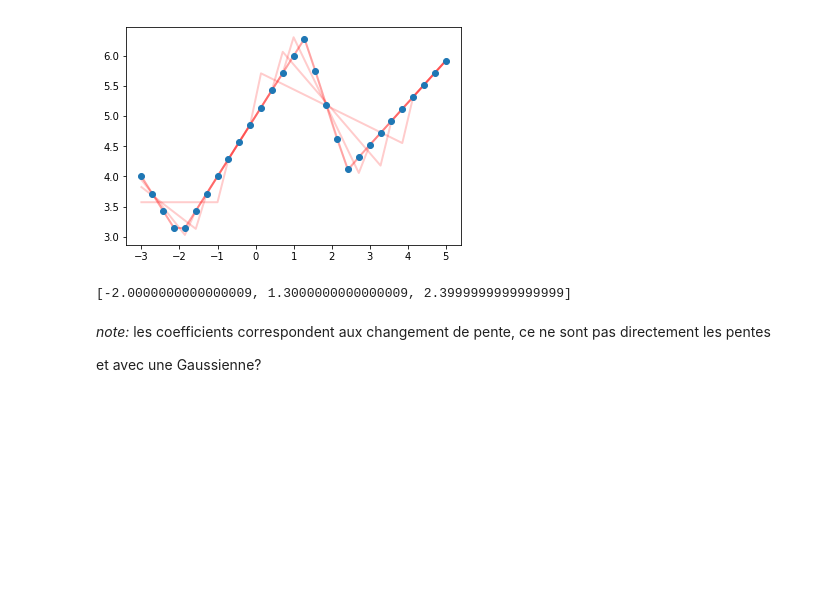
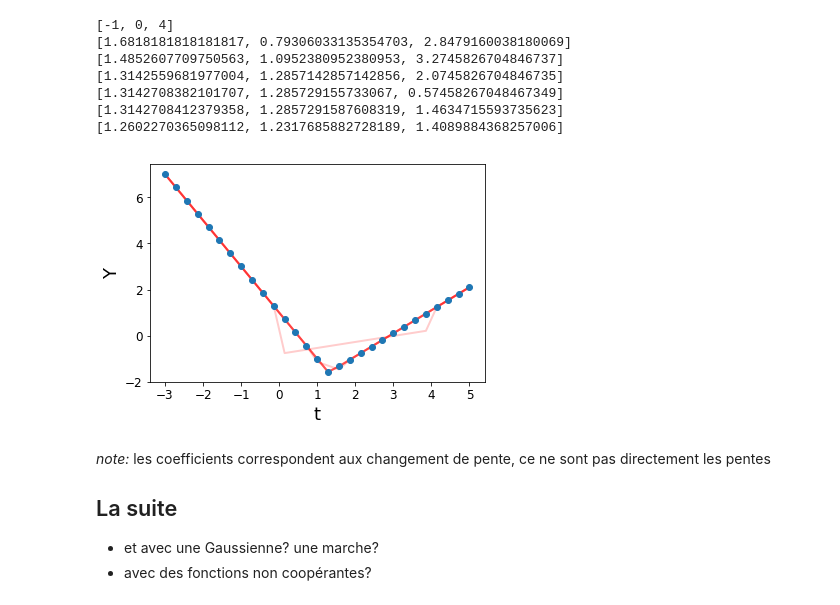
Before and after one commit to xdze2/xdze2.github.io-src, a Jupyter notebook: content/statistiques/segmentedLinearReg.ipynb, the cells around one changed output. Drawn from its saved outputs; the diff is of its cells as text; code cells hidden in the pictures; blank space fills up the shorter version.

```diff
--- a/content/statistiques/segmentedLinearReg.ipynb
+++ b/content/statistiques/segmentedLinearReg.ipynb
@@ -83,15 +102,21 @@ from numpy.linalg import lstsq
 t0 = -1
 X = t
 ones = np.ones_like(X)
-for k in range( 5 ):
+for k in range( 6 ):
+    print(t0)
+
     R, S = ramp( X - t0 ), step( X - t0 )
     A = np.array([ ones, X,  R, S  ])
-    sol = lstsq(A.T, Y)
+    sol = lstsq(A.transpose(), Y)
     a, b, c, d = sol[0]
     t1 = t0 - d/c
+
+    # next iteration
+    t0 = t1
+
+    # plot
     plt.plot( t, ones*a + b*X + c*R + d*S, 'r', alpha=.2  )
-    t0 = t1
-    print(t1)
 
-plt.plot( t, Y, 'o' )
+
+plt.plot( t, Y, 'o' ); plt.xlabel('t');
 # %% [output]
@@ -136,36 +160,46 @@ plt.plot( t, Y, '-o' ); plt.xlabel('t'); plt.ylabel('Y')
 # %%
 t0k = [-1, 0, 4]
 X = t
 ones = np.ones_like(X)
 
-for k in range( 5 ):
+for k in range( 7 ):
+    print( t0k )
     Rk = [ramp( X - tk ) for tk in t0k ]
     Sk = [step( X - tk ) for tk in t0k ]
     A = np.array([ ones, X ] + Rk + Sk )
-    sol = lstsq(A.T, Y)
+    sol = lstsq(A.transpose(), Y)
     params = list( sol[0] )
 
+    # parameters identification
     a = params.pop(0)
     b = params.pop(0)
     ck = [ params.pop(0) for k in range(len(t0k)) ]
     dk = [ params.pop(0) for k in range(len(t0k)) ]
     t1k = [ t0 - d/c for t0, c, d in zip( t0k, ck, dk )   ]
 
-    sumRamp = np.sum( [ c*ramp(t-t0) for t0, c in zip( t0k, ck) ], axis=0 )
-    sumStep = np.sum( [ d*step(t-t0) for t0, d in zip( t0k, dk) ], axis=0 )
+    # next iteration
+    t0k = t1k
+
+    # plot
+    sumRamp = np.sum( [ c*r for c, r in zip( ck, Rk ) ], axis=0 )
+    sumStep = np.sum( [ d*s for d, s in zip( dk, Sk ) ], axis=0 )
     Y1 = ones*a + b*X + sumRamp + sumStep
     plt.plot( t, Y1, 'r', alpha=.2  )
-    t0k = t1k
 
-plt.plot( t, Y, 'o' );
+
+plt.plot( t, Y, 'o' ); plt.xlabel('t'); plt.ylabel('Y');
 # %% [output]
+[-1, 0, 4]
+[1.6818181818181817, 0.79306033135354703, 2.8479160038180069]
+[1.4852607709750563, 1.0952380952380953, 3.2745826704846737]
+[1.3142559681977004, 1.2857142857142856, 2.0745826704846735]
+[1.3142708382101707, 1.285729155733067, 0.57458267048467349]
+[1.3142708412379358, 1.2857291587608319, 1.4634715593735623]
+[1.2602270365098112, 1.2317685882728189, 1.4089884368257006]
-[figure, old version]
+[figure, new version]
-# %%
-t0k
-# %% [output]
-[-2.0000000000000009, 1.3000000000000009, 2.3999999999999999]
 # %% [markdown]
 _note:_ les coefficients correspondent aux changement de pente, ce ne sont pas directement les pentes
 
-
-et avec une Gaussienne?
+## La suite
+- et avec une Gaussienne? une marche?
+- avec des fonctions non coopérantes?
```
Also changed, not shown: parts of 15 cells of this notebook, 1 other file.
